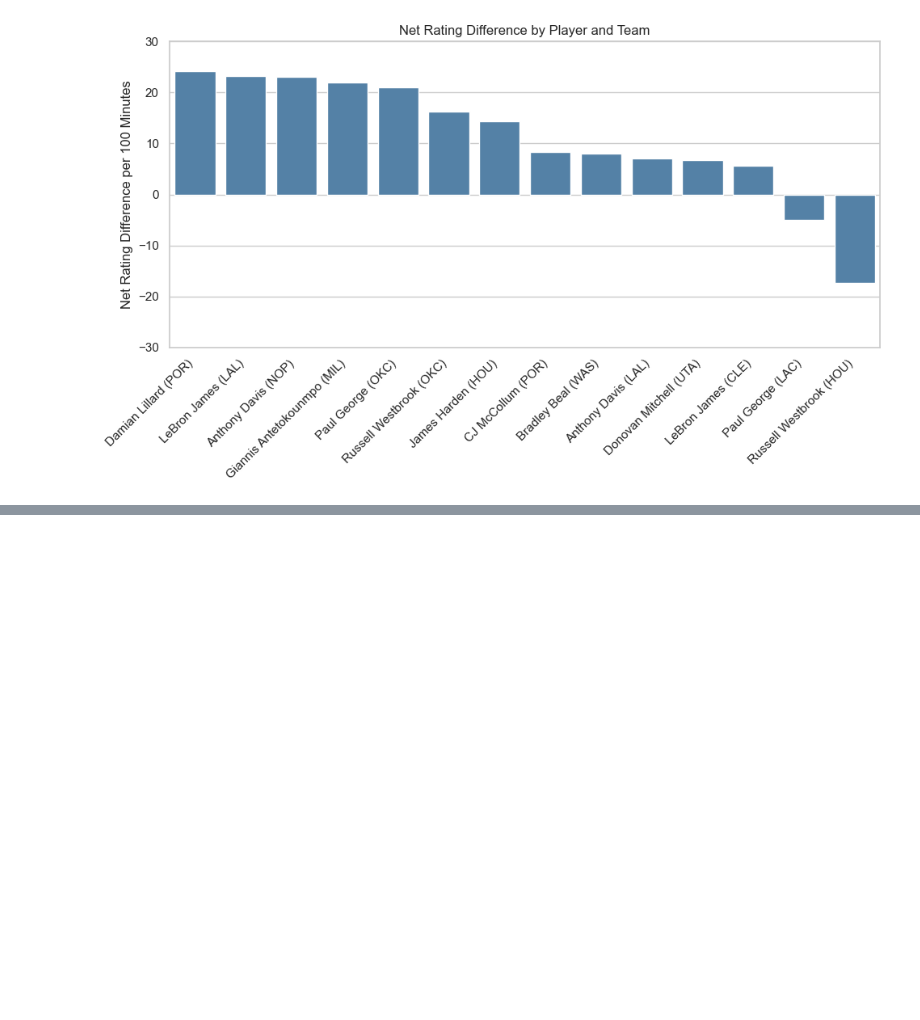
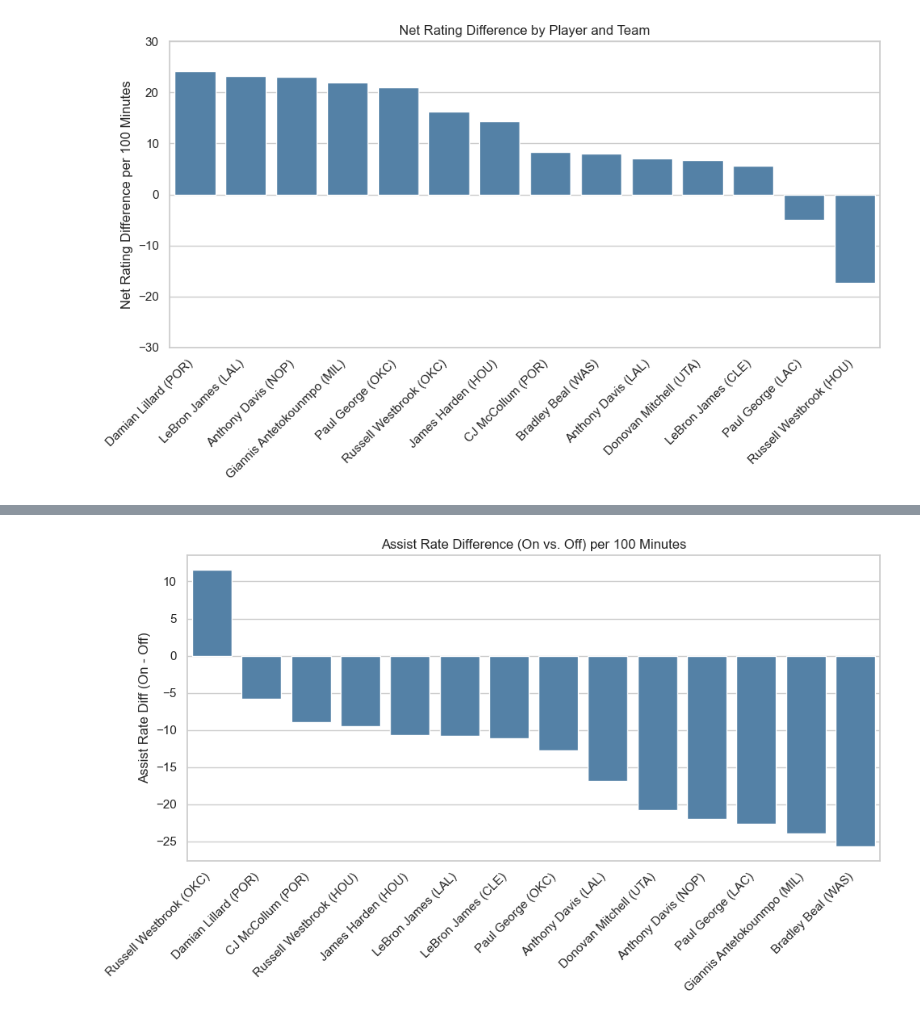
Before and after one commit to nhamby/45983-Assignment-1-Team-15, a Jupyter notebook: analysis.ipynb, the cells around one changed output, grey strips where cells are left out. Saved outputs shown, nothing was run; the diff lists cells and outputs as text; code cells hidden in the pictures; blank space fills up the shorter version.

```diff
--- a/analysis.ipynb
+++ b/analysis.ipynb
@@ -316,3 +443,29 @@ plt.show()
+# %%
+# sort the results
+assist_rate_sorted_df = shots_and_assists_results_df.sort_values('assist_rate_diff', ascending=False)
+
+# set style and plot
+plt.figure(figsize=(10, 6))
+ax2 = sns.barplot(
+    data=assist_rate_sorted_df,
+    x='player_team',
+    y='assist_rate_diff',
+    color='steelblue'
+)
+
+# add labels
+ax2.set_title('Assist Rate Difference (On vs. Off) per 100 Minutes')
+ax2.set_xlabel('')
+ax2.set_ylabel('Assist Rate Diff (On - Off)')
+plt.xticks(rotation=45, ha='right')
+plt.tight_layout()
+
+# save the figure
+output_path_2 = os.path.join(output_dir, "Assist Rate Difference Results.png")
+plt.savefig(output_path_2)
+plt.show()
+# %% [output]
+[figure, added]
 # %%
 end_time = time.time()
 print("Total Notebook Execution Time: {:.2f} seconds".format(end_time - start_time))
```
Also changed, not shown: parts of 6 cells of this notebook, 2 other files.
